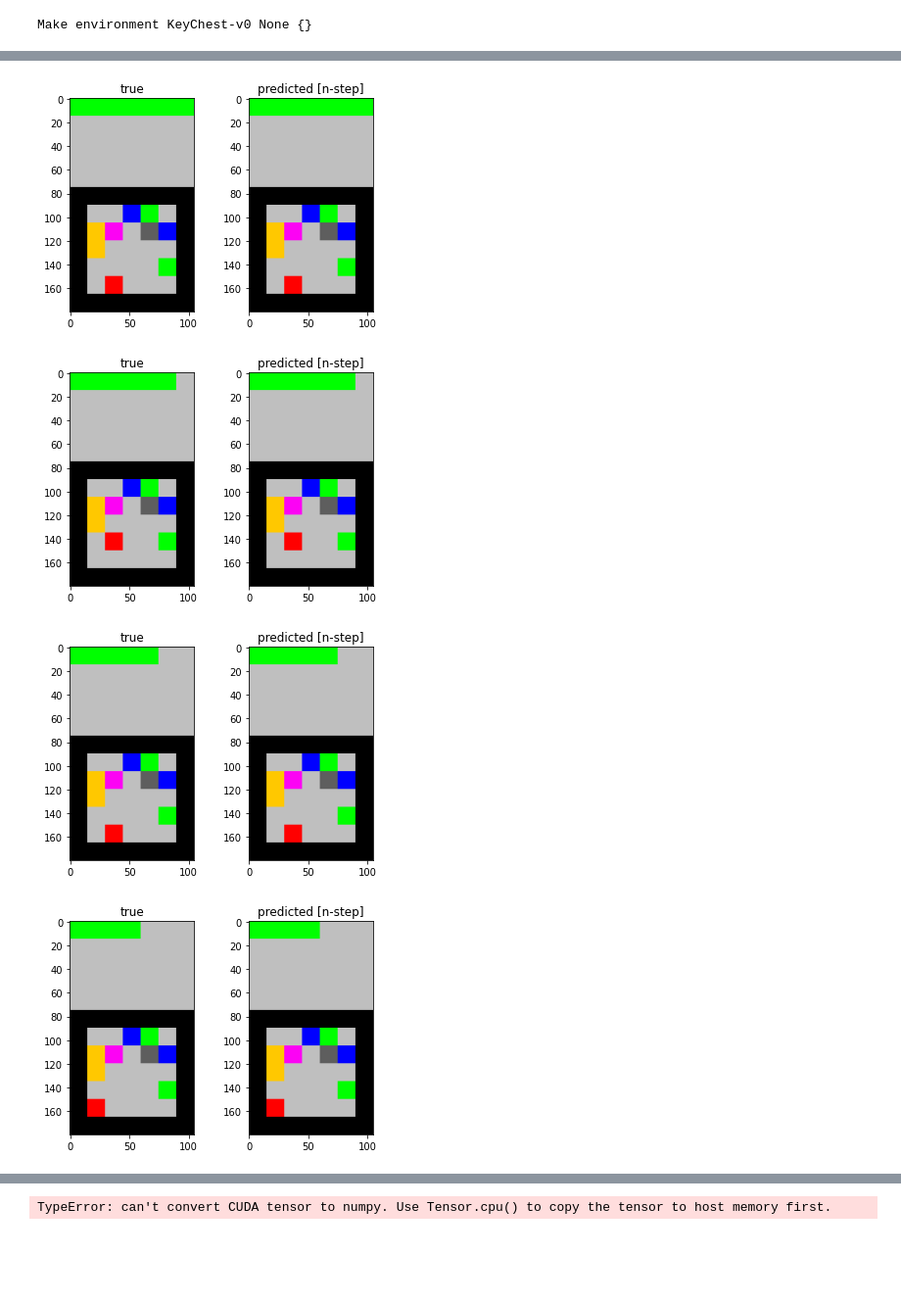
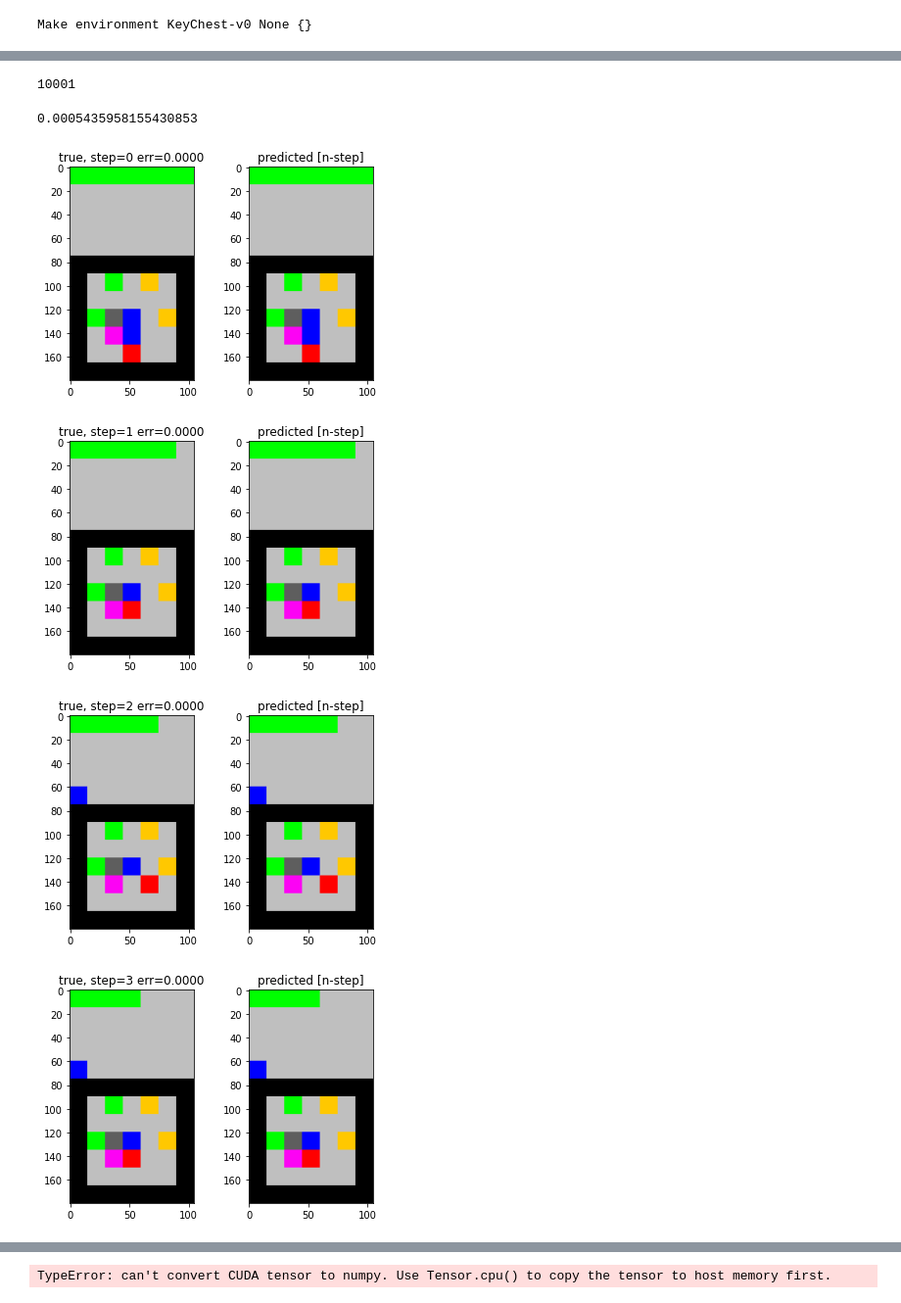
Before and after one commit to sergeivolodin/causality-disentanglement-rl, a Jupyter notebook: debug/learned_model_analysis.ipynb, the cells around one changed output, grey strips where cells are left out. Shown at 98% size. Drawn from its saved outputs; the diff is of its cells as text; code cells hidden in the pictures; blank space fills up the shorter version.

```diff
--- a/debug/learned_model_analysis.ipynb
+++ b/debug/learned_model_analysis.ipynb
@@ -23,3 +22,5 @@ ckpt = '/home/sergei/ray_results/5x5_test_fit_kc/main_fcn_9fccb_00000_0_2020-12-
+# %%
+ckpt = '/home/sergei/ckpt1'
 # %%
 with open(ckpt, 'rb') as f:
     learner = pickle.load(f)
@@ -38,2 +58,6 @@ plt.show()
 # %%
 learner.collect_steps()
+# %%
+learner.collector.steps
+# %% [output]
+10001
@@ -39,0 +66,4 @@ learner.collect_steps()
+# %%
+fit_loss(**learner._context).item()
+# %% [output]
+0.0005435958155430853
@@ -40,32 +73,42 @@ learner.collect_steps()
 # %%
 obs = env.reset()
 obs_model = torch.tensor(obs).to(learner.device)
+obs_models = []
+errors = []
 
+step = 0
 while True:
     action = env.action_space.sample()
     act_one_hot = one_hot_encode(env.action_space.n, action)
 
-    obs_model = learner.model.forward(
-        obs_model.unsqueeze(0),
-        torch.tensor(act_one_hot).to(learner.device).unsqueeze(0)
+    obs_model = learner.model(
+#         obs_model.unsqueeze(0), # previous model observation
+        torch.tensor(obs).to(learner.device).unsqueeze(0), # previous true observation
+        torch.tensor(act_one_hot).to(learner.device).unsqueeze(0),
     )[0]
 
-    obs_model_show = obs_model.cpu().detach().numpy().reshape(h, w, c) > 0.5
+    obs_model_show = obs_model.cpu().detach().numpy().reshape(h, w, c)
+    obs_models.append(obs_model_show)
+    obs_model_show = obs_model_show > 0.5
 
     obs, rew, done, info = env.step(action)
 
+    obs_show = obs.reshape(h, w, c)
+    error = np.linalg.norm((obs_show - obs_model_show).flatten()) ** 2 / len(obs_show)
+    errors.append(error)
+
     plt.subplot(1, 2, 1)
-    plt.title("true")
-    obs_show = obs.reshape(h, w, c)
+    plt.title("true, step=%d err=%.4f" % (step, error))
     plt.imshow(keychest_obs2d_to_image(keychest_obs3d_to_obs2d(obs_show)))
     plt.subplot(1, 2, 2)
     plt.title("predicted [n-step]")
     plt.imshow(keychest_obs2d_to_image(keychest_obs3d_to_obs2d(obs_model_show)))
     plt.show()
 
+    step += 1
     if done: break
 # %% [output]
-[figure, old version]
+[figure, new version]
-[figure, old version]
+[figure, new version]
-[figure, old version]
+[figure, new version]
-[figure, old version]
+[figure, new version]
```
Also changed, not shown: parts of 12 cells of this notebook, 1 other file.
